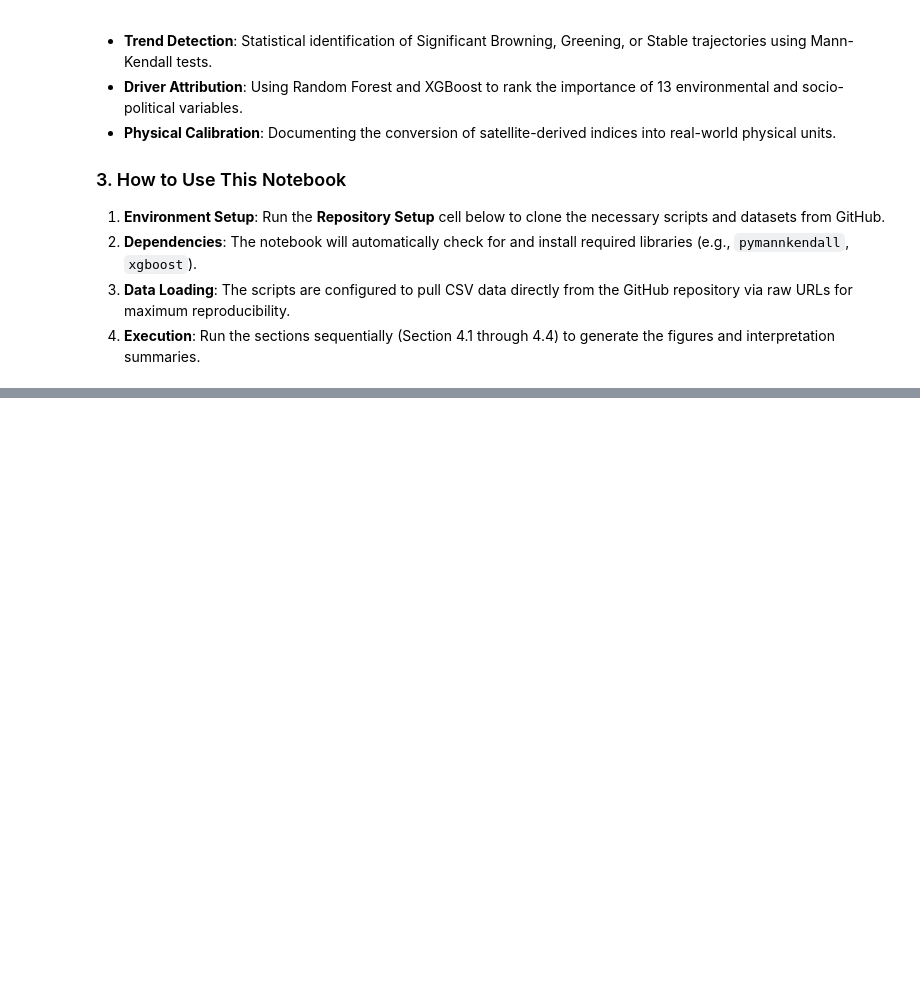
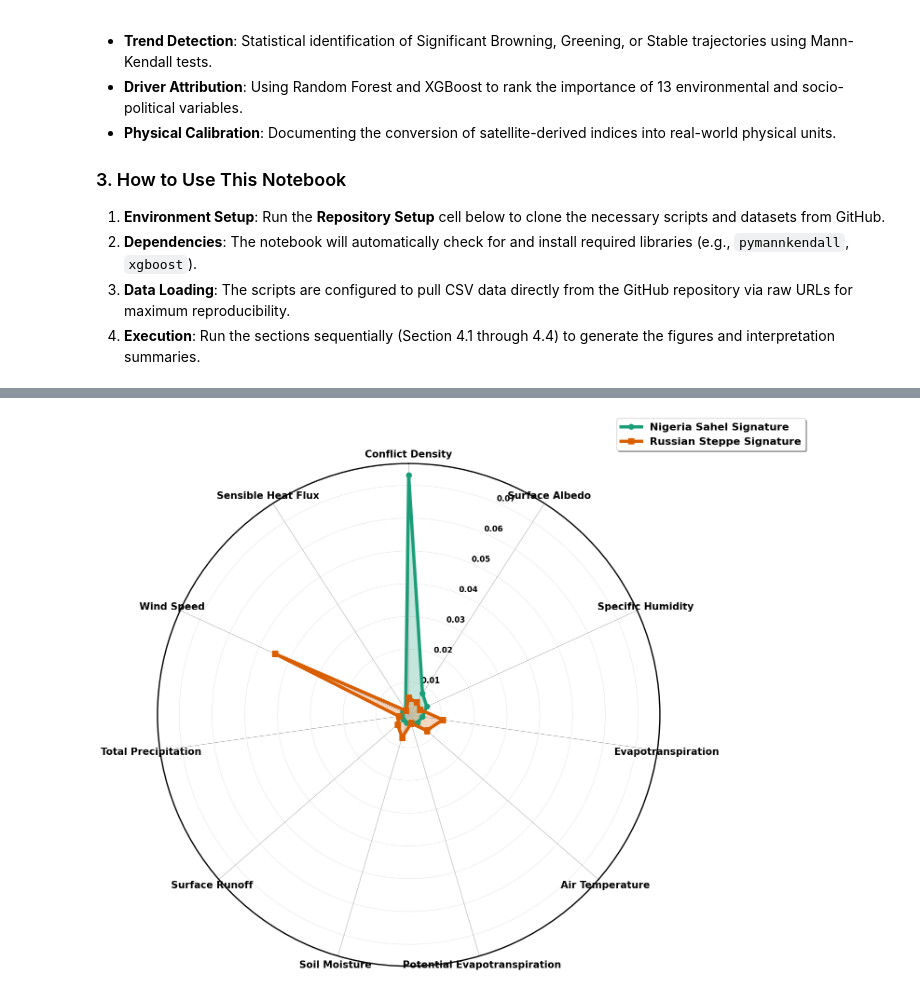
Before and after one commit to NNwobi-354/Land-Degradation-Trajectories-GEE-ML, a Jupyter notebook: Degradation_Trajectories_Nigeria_vs_Russia.ipynb, the cells around one changed output, grey strips where cells are left out. Cells and saved outputs as stored; diff of their text form; code cells hidden in the pictures; blank space fills up the shorter version.

```diff
--- a/Degradation_Trajectories_Nigeria_vs_Russia.ipynb
+++ b/Degradation_Trajectories_Nigeria_vs_Russia.ipynb
@@ -403,19 +489,23 @@ import pandas as pd
 import numpy as np
 import matplotlib.pyplot as plt
 
-# 1. EMBEDDED SHAP DATA (Directly from study results)
+# 1. DATA PREPARATION (Based on established study results)
 features = ['Conflict Density', 'Surface Albedo', 'Specific Humidity', 'Evapotranspiration',
             'Air Temperature', 'Potential Evapotranspiration', 'Soil Moisture',
             'Surface Runoff', 'Total Precipitation', 'Wind Speed', 'Sensible Heat Flux']
 
-# Re-aligning Russia data to match the feature order of Nigeria for a fair Radar comparison
+# Feature influence values derived from Section 4.3 analysis
 ni_vals = [0.073077, 0.007797, 0.006077, 0.004236, 0.003586, 0.002596, 0.002558, 0.002239, 0.002181, 0.001983, 0.001738]
 ru_vals = [0.005128, 0.004578, 0.003858, 0.010535, 0.007298, 0.002702, 0.007225, 0.004449, 0.003014, 0.044898, 0.001511]
 
 # ------------------------------------------------------------------------------
-# FIGURE 9: RADAR "SIGNATURE" PLOT (The Shape of Degradation)
+# FIGURE 9: RADAR "SIGNATURE" PLOT (High-Resolution Diagnostic)
 # ------------------------------------------------------------------------------
-plt.rcParams.update({'font.weight': 'bold', 'axes.labelweight': 'bold'})
+plt.rcParams.update({
+    'font.weight': 'bold',
+    'axes.labelweight': 'bold',
+    'axes.linewidth': 2.0
+})
 
 angles = np.linspace(0, 2 * np.pi, len(features), endpoint=False).tolist()
 ni_vals_r = ni_vals + [ni_vals[0]]
@@ -425,62 +515,73 @@ angles += angles[:1]
 fig9 = plt.figure(figsize=(14, 14), facecolor='white')
 ax = fig9.add_subplot(111, polar=True)
 
-# Plot Nigeria Signature
-ax.plot(angles, ni_vals_r, color='#1b9e77', linewidth=4, label='Nigeria Sahel Signature')
-ax.fill(angles, ni_vals_r, color='#1b9e77', alpha=0.3)
+# Plot Nigeria Signature (Teal)
+ax.plot(angles, ni_vals_r, color='#1b9e77', linewidth=5, label='Nigeria Sahel Signature', marker='o', markersize=8)
+ax.fill(angles, ni_vals_r, color='#1b9e77', alpha=0.25)
 
-# Plot Russia Signature
-ax.plot(angles, ru_vals_r, color='#d95f02', linewidth=4, label='Russian Steppe Signature')
-ax.fill(angles, ru_vals_r, color='#d95f02', alpha=0.3)
+# Plot Russia Signature (Orange)
+ax.plot(angles, ru_vals_r, color='#d95f02', linewidth=5, label='Russian Steppe Signature', marker='s', markersize=8)
+ax.fill(angles, ru_vals_r, color='#d95f02', alpha=0.25)
 
 # Professional Formatting
 ax.set_theta_offset(np.pi / 2)
 ax.set_theta_direction(-1)
-ax.set_thetagrids(np.degrees(angles[:-1]), features, fontsize=14, weight='bold')
+ax.set_thetagrids(np.degrees(angles[:-1]), features, fontsize=15, weight='bold')
+ax.tick_params(axis='y', labelsize=12, grid_alpha=0.3)
 
-plt.legend(loc='upper right', bbox_to_anchor=(1.3, 1.1), fontsize=14, frameon=True, shadow=True)
+plt.legend(loc='upper right', bbox_to_anchor=(1.3, 1.1), fontsize=16, frameon=True, shadow=True)
 
-# Save to current working directory
-plt.savefig('Figure_9_Radar_Signature.png', dpi=700, bbox_inches='tight')
+# Save high-res figure
+plt.savefig('Figure_9_Radar_Signature_HighRes.png', dpi=700, bbox_inches='tight')
 plt.show()
 
 # ------------------------------------------------------------------------------
 # FIGURE 10: BI-DIRECTIONAL DIVERGING AXIS (The "Mirror" Comparison)
 # ------------------------------------------------------------------------------
-fig10, ax10 = plt.subplots(figsize=(16, 12), facecolor='white')
+fig10, ax10 = plt.subplots(figsize=(18, 12), facecolor='white')
 
 y_pos = np.arange(len(features))
-# Negative values for Nigeria to push them to the left on the diverging axis
-ax10.barh(y_pos, [-v for v in ni_vals], color='#16a085', edgecolor='black', linewidth=2, label='Nigeria Sahel')
-ax10.barh(y_pos, ru_vals, color='#e67e22', edgecolor='black', linewidth=2, label='Russian Steppe')
+# Use negative values for Nigeria to create the "Diverging" effect
+ax10.barh(y_pos, [-v for v in ni_vals], color='#16a085', edgecolor='black', linewidth=2.5, label='Nigeria Sahel')
+ax10.barh(y_pos, ru_vals, color='#e67e22', edgecolor='black', linewidth=2.5, label='Russian Steppe')
 
 # Formatting the Mirror Axis
-ax10.axvline(0, color='black', linewidth=3)
+ax10.axvline(0, color='black', linewidth=4)
 ax10.set_yticks(y_pos)
-ax10.set_yticklabels(features, fontsize=16, weight='bold', ha='center', x=0.5)
-ax10.invert_yaxis()  # Display top to bottom
+ax10.set_yticklabels(features, fontsize=17, weight='bold', ha='center', x=0.5)
+ax10.invert_yaxis()
 
-# Customizing X-axis to show absolute values on both sides of the center line
-ax10.set_xticklabels([f"{abs(x):.2f}" for x in ax10.get_xticks()], fontsize=14, weight='bold')
+# Absolute value formatting for ticks
+ticks = ax10.get_xticks()
+ax10.set_xticklabels([f"{abs(x):.2f}" for x in ticks], fontsize=15, weight='bold')
 
-plt.xlabel("SHAP INFLUENCE MAGNITUDE (NDVI IMPACT)", fontsize=16, weight='bold')
-plt.grid(axis='x', linestyle='--', alpha=0.4)
-plt.legend(fontsize=15, frameon=True, shadow=True)
+plt.xlabel("RELATIVE INFLUENCE MAGNITUDE (NDVI SENSITIVITY)", fontsize=18, weight='bold', labelpad=20)
+plt.grid(axis='x', linestyle='--', alpha=0.5)
+plt.legend(fontsize=16, frameon=True, shadow=True, loc='lower right')
 
-# Adjust y-ticks to prevent overlap with bars
-ax10.tick_params(axis='y', pad=220)
+# Offset y-labels to the center gap
+ax10.tick_params(axis='y', pad=240)
 
 plt.tight_layout()
-# Save to current working directory
-plt.savefig('Figure_10_Mirror_Divergence.png', dpi=700, bbox_inches='tight')
+plt.savefig('Figure_10_Mirror_Divergence_HighRes.png', dpi=700, bbox_inches='tight')
 plt.show()
 
 # ------------------------------------------------------------------------------
-# INTERPRETATION SUMMARY
+# OUTPUT SUMMARY & CSV EXPORT
 # ------------------------------------------------------------------------------
+signature_df = pd.DataFrame({
+    'Feature': features,
+    'Nigeria_Influence': ni_vals,
+    'Russia_Influence': ru_vals
+})
+signature_df.to_csv('Section_4_4_Regime_Signatures.csv', index=False)
+
 print("\n" + "="*60)
 print("SECTION 4.4 REGIME SIGNATURE SUMMARY")
 print("="*60)
-print("The 'Shape' of Nigeria's degradation is dominated by Social Conflict.")
-print("The 'Shape' of Russia's degradation is dominated by Physical Wind Velocity.")
+print("Nigeria Signature: Heavy emphasis on Social/Conflict drivers.")
+print("Russia Signature: Heavy emphasis on Physical/Wind dynamics.")
+print("\n✅ OUTPUTS SAVED: Radar Plot (PNG), Mirror Plot (PNG), Signatures (CSV)")
 print("="*60)
+# %% [output]
+[figure, added]
```
Also changed, not shown: parts of 7 cells of this notebook.
